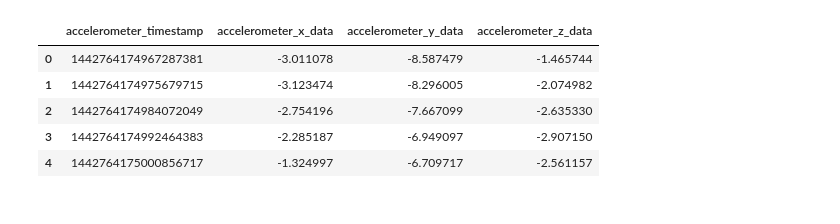
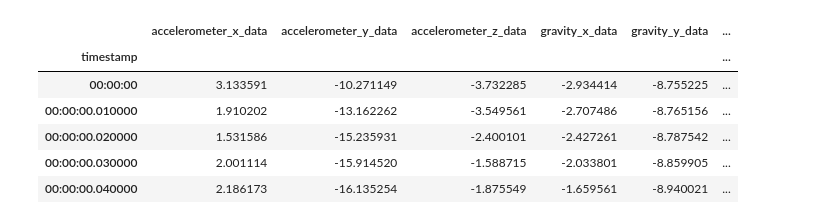
Before and after one commit to f--f/gaitkeeper, a Jupyter notebook: notebooks/1-exploratory-data-analysis.ipynb, the cells around one changed output. Cells and saved outputs as stored; diff of their text form; code cells hidden in the pictures.

Commit message:
Add data loader and plotting

```diff
--- a/notebooks/1-exploratory-data-analysis.ipynb
+++ b/notebooks/1-exploratory-data-analysis.ipynb
@@ -15,10 +12,37 @@ def construct_path(user_id, walk_num, logtype):
+# %%
+def get_walk_data(user_id, walk_num):
+    # Retrieve folder
+    walkid = f"u{str(user_id).zfill(3)}_w{str(walk_num).zfill(3)}"
+    folder = IDNET_PATH / walkid
+    # For each sensor log, construct df from file
+    dfs = []
+    for log in folder.glob("*.log"):
+        logtype = log.stem.split("_")[-1]  # accelerometer, gyroscope, etc.
+        if logtype == "magnetometer":
+            continue  # Skip magnetometer since not probably not useful
+        df = pd.read_csv(log, sep="\t")
+        # Read timestamp column as pandas Timedelta, starting from 0 ns
+        df[f"{logtype}_timestamp"] = pd.to_timedelta(df[f"{logtype}_timestamp"], unit="ns")
+        df = df.rename(columns={f"{logtype}_timestamp": "timestamp"})
+        df = df.set_index("timestamp")
+        dfs.append(df)
+    merged_df = pd.concat(dfs, axis="columns")
+    # Sensors have different sampling freqs so resample in 10ms
+    merged_df = merged_df.resample("10ms").mean()
+    merged_df = merged_df.loc[~merged_df.isna().any(axis="columns"), :].copy()
+    # Convert timestamp to relative times
+    merged_df = merged_df.set_index(merged_df.index - merged_df.index[0])
+    # Return data, but truncate NaN values at beginning/end (since sensors start/end at slightly different times)
+    # TODO: account for time skips within data - see pd.Series(df.index).diff().plot()
+    return merged_df
 # %%
-df = pd.read_csv(construct_path(3, 1, "accelerometer"), sep="\t")
+df = get_walk_data(3,1)
 df.head()
 # %% [output]
-|  | accelerometer_timestamp | accelerometer_x_data | accelerometer_y_data | accelerometer_z_data |
-| 0 | 1442764174967287381 | -3.011078 | -8.587479 | -1.465744 |
-| 1 | 1442764174975679715 | -3.123474 | -8.296005 | -2.074982 |
-| 2 | 1442764174984072049 | -2.754196 | -7.667099 | -2.635330 |
-| 3 | 1442764174992464383 | -2.285187 | -6.949097 | -2.907150 |
-| 4 | 1442764175000856717 | -1.324997 | -6.709717 | -2.561157 |
+|  | accelerometer_x_data | accelerometer_y_data | accelerometer_z_data | gravity_x_data | gravity_y_data | ... |
+| timestamp |  |  |  |  |  | ... |
+| 00:00:00 | 3.133591 | -10.271149 | -3.732285 | -2.934414 | -8.755225 | ... |
+| 00:00:00.010000 | 1.910202 | -13.162262 | -3.549561 | -2.707486 | -8.765156 | ... |
+| 00:00:00.020000 | 1.531586 | -15.235931 | -2.400101 | -2.427261 | -8.787542 | ... |
+| 00:00:00.030000 | 2.001114 | -15.914520 | -1.588715 | -2.033801 | -8.859905 | ... |
+| 00:00:00.040000 | 2.186173 | -16.135254 | -1.875549 | -1.659561 | -8.940021 | ... |
```
Also changed, not shown: parts of 8 cells of this notebook.
